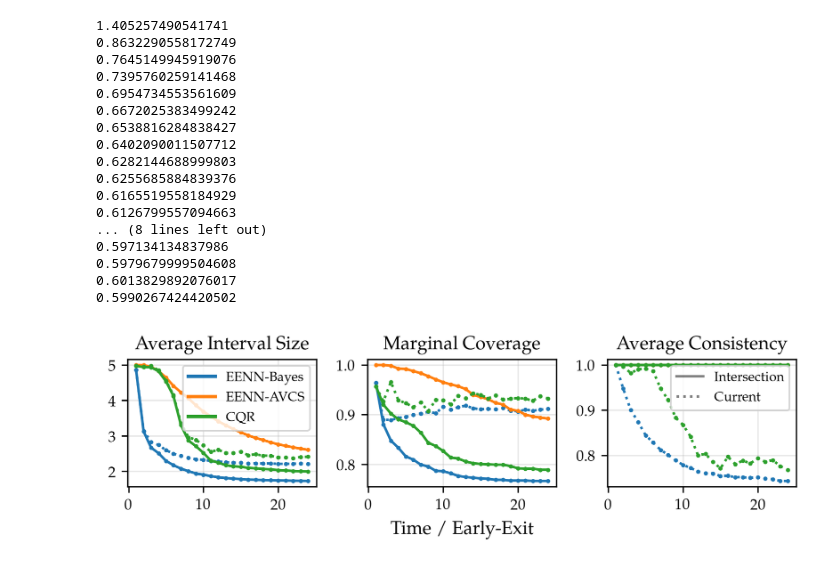
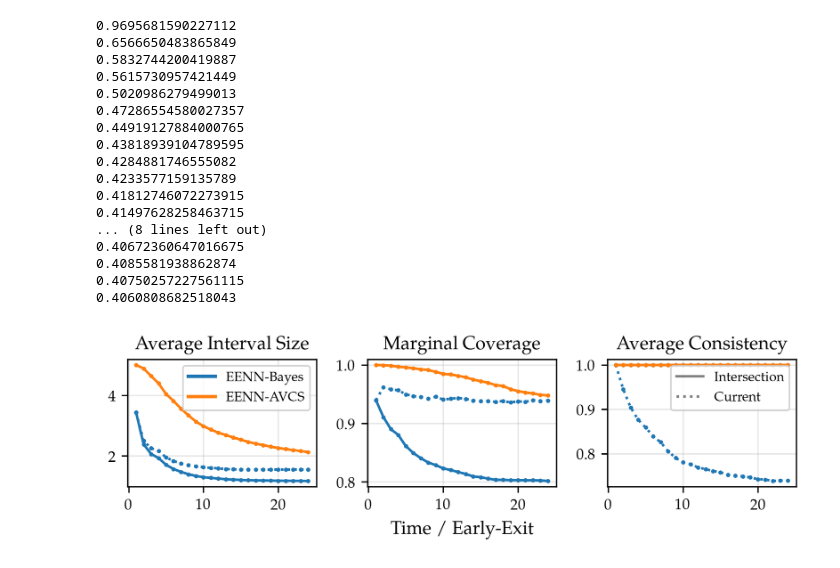
Before and after one commit to metodj/EENN-AVCS, a Jupyter notebook: regression_albert.ipynb, the cells around one changed output. Cells and saved outputs as stored; diff of their text form; code cells hidden in the pictures.

```diff
--- a/regression_albert.ipynb
+++ b/regression_albert.ipynb
@@ -20,31 +23,31 @@ MODEL_TYPE = 'albert_large'
 ALPHA = 0.05
 S = 1
 # %%
-h_arr_test = torch.load(f'data/albert/{MODEL_TYPE}/h_test.pt', map_location=torch.device('cpu'))
-targets_test = torch.load(f'data/albert/{MODEL_TYPE}/targets_test.pt', map_location=torch.device('cpu'))
-preds_test = torch.load(f'data/albert/{MODEL_TYPE}/logits_test.pt', map_location=torch.device('cpu'))
+h_arr_test = torch.load(f'data/albert/{DATASET}/{MODEL_TYPE}/h_test.pt', map_location=torch.device('cpu'))
+targets_test = torch.load(f'data/albert/{DATASET}/{MODEL_TYPE}/targets_test.pt', map_location=torch.device('cpu'))
+preds_test = torch.load(f'data/albert/{DATASET}/{MODEL_TYPE}/logits_test.pt', map_location=torch.device('cpu'))
 preds_test = preds_test.squeeze()
 
-h_arr_dev = torch.load(f'data/albert/{MODEL_TYPE}/h_dev.pt', map_location=torch.device('cpu'))
-targets_dev = torch.load(f'data/albert/{MODEL_TYPE}/targets_dev.pt', map_location=torch.device('cpu'))
-preds_dev = torch.load(f'data/albert/{MODEL_TYPE}/logits_dev.pt', map_location=torch.device('cpu'))
+h_arr_dev = torch.load(f'data/albert/{DATASET}/{MODEL_TYPE}/h_dev.pt', map_location=torch.device('cpu'))
+targets_dev = torch.load(f'data/albert/{DATASET}/{MODEL_TYPE}/targets_dev.pt', map_location=torch.device('cpu'))
+preds_dev = torch.load(f'data/albert/{DATASET}/{MODEL_TYPE}/logits_dev.pt', map_location=torch.device('cpu'))
 preds_dev = preds_dev.squeeze()
 
-c_test_qr = torch.load(f'data/albert/{MODEL_TYPE}_qr/logits_test.pt', map_location=torch.device('cpu'))
-c_test_qr = c_test_qr.detach().numpy()
-c_test_qr = [list(map(tuple, c_test_qr[:, i, :])) for i in range(c_test_qr.shape[1])]
+# c_test_qr = torch.load(f'data/albert/{DATASET}/{MODEL_TYPE}_qr/logits_test.pt', map_location=torch.device('cpu'))
+# c_test_qr = c_test_qr.detach().numpy()
+# c_test_qr = [list(map(tuple, c_test_qr[:, i, :])) for i in range(c_test_qr.shape[1])]
 
-c_dev_qr = torch.load(f'data/albert/{MODEL_TYPE}_qr/logits_dev.pt', map_location=torch.device('cpu'))
-targets_dev_qr = torch.load(f'data/albert/{MODEL_TYPE}_qr/targets_dev.pt', map_location=torch.device('cpu'))
+# c_dev_qr = torch.load(f'data/albert/{DATASET}/{MODEL_TYPE}_qr/logits_dev.pt', map_location=torch.device('cpu'))
+# targets_dev_qr = torch.load(f'data/albert/{DATASET}/{MODEL_TYPE}_qr/targets_dev.pt', map_location=torch.device('cpu'))
 
 L_test, N_test, H_test = h_arr_test.shape
 L_dev, N_dev, H_dev = h_arr_dev.shape
 # %%
-q_hats = []
-for l in range(L_dev):
-    cal_scores = np.maximum(targets_dev_qr - c_dev_qr[l, :, 1], c_dev_qr[l, :, 0] - targets_dev_qr)
-    q_hats.append(np.quantile(cal_scores, np.ceil((N_dev + 1) * (1 - ALPHA)) / N_dev, interpolation='higher'))
+# q_hats = []
+# for l in range(L_dev):
+#     cal_scores = np.maximum(targets_dev_qr - c_dev_qr[l, :, 1], c_dev_qr[l, :, 0] - targets_dev_qr)
+#     q_hats.append(np.quantile(cal_scores, np.ceil((N_dev + 1) * (1 - ALPHA)) / N_dev, interpolation='higher'))
 
-c_test_cqr = []
-for i in range(len(c_test_qr)):
-    c_test_cqr.append([(c_test_qr[i][j][0] - q_hats[j], c_test_qr[i][j][1] + q_hats[j]) for j in range(len(c_test_qr[i]))])
+# c_test_cqr = []
+# for i in range(len(c_test_qr)):
+#     c_test_cqr.append([(c_test_qr[i][j][0] - q_hats[j], c_test_qr[i][j][1] + q_hats[j]) for j in range(len(c_test_qr[i]))])
@@ -59,23 +59,23 @@ for l in range(L_test):
     print(BLR_d.sigma_likelihood)
     BLRs.append(BLR_d)
 # %% [output]
-1.405257490541741
-0.8632290558172749
-0.7645149945919076
-0.7395760259141468
-0.6954734553561609
-0.6672025383499242
-0.6538816284838427
-0.6402090011507712
-0.6282144688999803
-0.6255685884839376
-0.6165519558184929
-0.6126799557094663
+0.9695681590227112
+0.6566650483865849
+0.5832744200419887
+0.5615730957421449
+0.5020986279499013
+0.47286554580027357
+0.44919127884000765
+0.43818939104789595
+0.4284881746555082
+0.4233577159135789
+0.41812746072273915
+0.41497628258463715
 ... (8 lines left out)
-0.597134134837986
-0.5979679999504608
-0.6013829892076017
-0.5990267424420502
+0.40672360647016675
+0.4085581938862874
+0.40750257227561115
+0.4060808682518043
 # %%
 c_avcs, epistem_uncer, preds = parallel_eenn_avcs_regression(x_star=h_arr_test, BLR_models=BLRs, alpha=ALPHA, S=S)
 c_avcs = [running_intersection(C) for C in c_avcs]
@@ -102,11 +102,13 @@ MS = 1.5
 for label, intervals in zip(['BLR', 'BLR-intersect',
                              'AVCS-intersect',
                              # 'QR', 'QR-intersect',
-                             'CQR', 'CQR-intersect'],
+                             # 'CQR', 'CQR-intersect'
+                             ],
                             [c_bayes, c_bayes_intersect,
                              c_avcs,
                              # c_qr, c_qr_intersect,
-                             c_cqr, c_cqr_intersect]):
+                             # c_cqr, c_cqr_intersect
+                             ]):
 
     clipped_sizes = np.mean([np.array([min(c[l][1], Y_MAX) - max(c[l][0], Y_MIN) for c in intervals]) for l in range(L_test)], axis=1)
     coverage = marginal_coverage(targets_test, intervals)
@@ -121,32 +123,32 @@ for label, intervals in zip(['BLR', 'BLR-intersect',
 
 ax[1].set_xlabel('Time / Early-Exit')
 
 
 lines1 = [
     Line2D([0], [0], color='black', lw=LW, linestyle='-', alpha=0.5),
     Line2D([0], [0], color='black', lw=LW, linestyle='dotted', alpha=0.5),
 ]
 labels1 = ["Intersection", 'Current']
 
 lines2 = [
     Line2D([0], [0], color='tab:blue', lw=2, linestyle='-'),
     Line2D([0], [0], color='tab:orange', lw=2, linestyle='-'),
     # Line2D([0], [0], color='tab:purple', lw=2, linestyle='-'),
     Line2D([0], [0], color='tab:green', lw=2, linestyle='-'),
 
 ]
 labels2 = [
     "EENN-Bayes",
     "EENN-AVCS",
     # "EENN-QR",
-    "CQR"
+    # "CQR"
 ]
 
 legend1 = ax[2].legend(lines1, labels1,  fontsize=8)
 # legend2 = ax[0].legend(lines2, labels2, loc='lower left', fontsize=8)
 legend2 = ax[0].legend(lines2, labels2, loc='upper right', fontsize=8)
 
 plt.tight_layout()
 plt.show()
 # %% [output]
-[figure, old version]
+[figure, new version]
```
Also changed, not shown: parts of 3 cells of this notebook.
